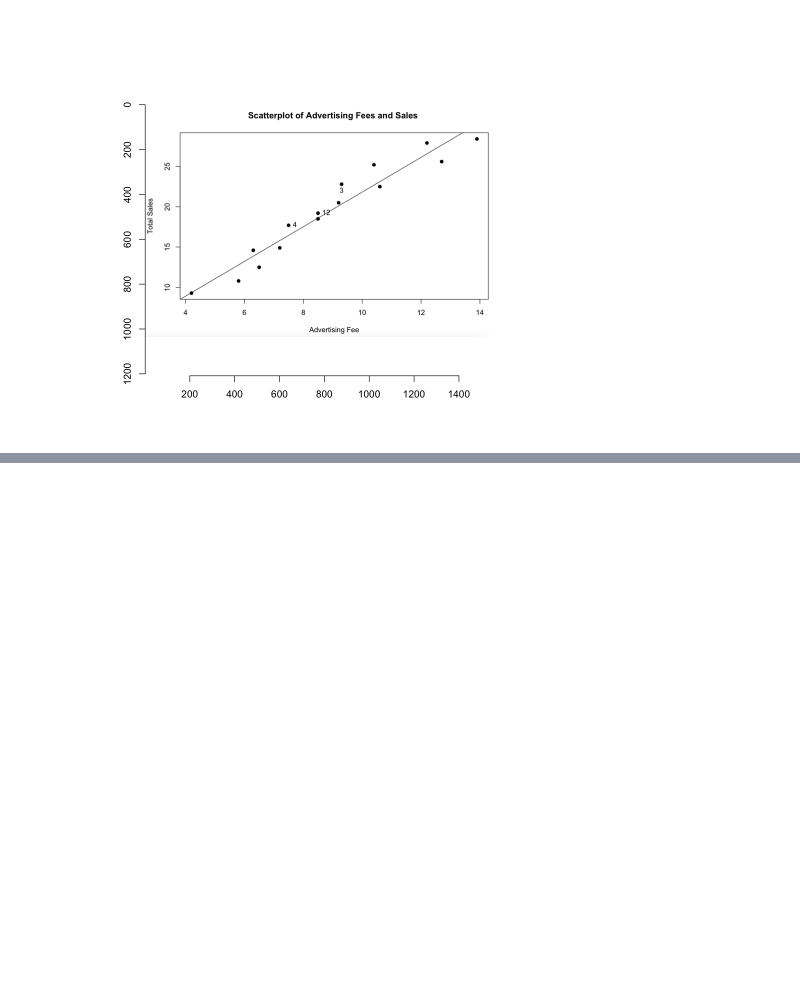
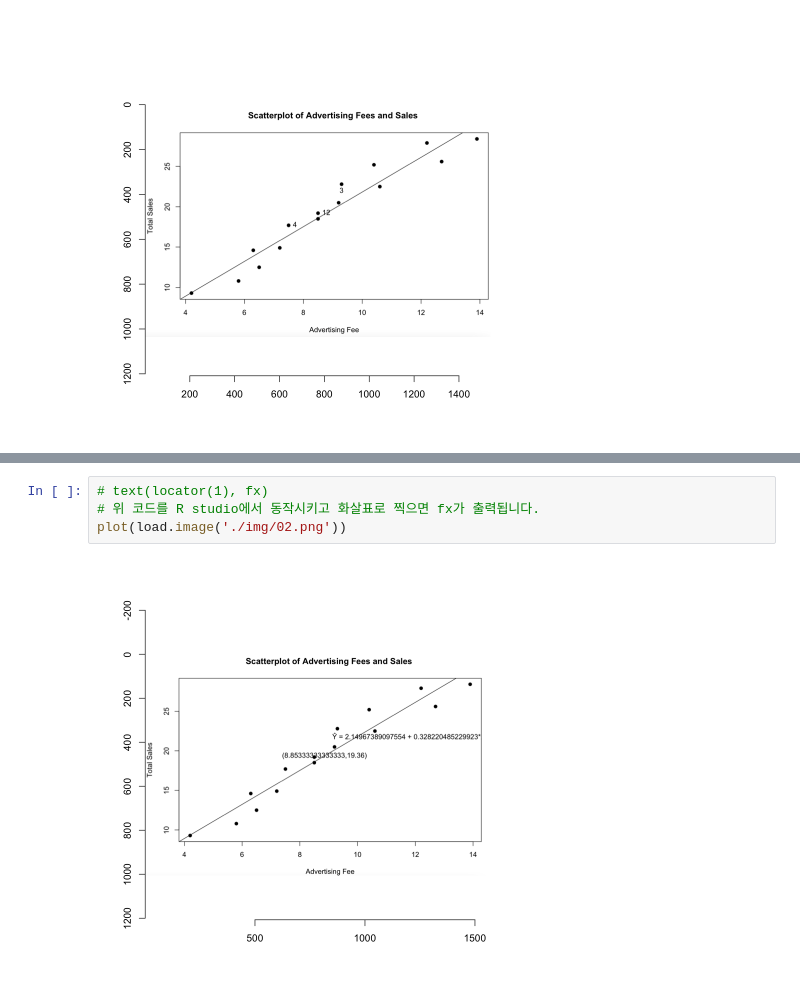
Before and after one commit to kukaro/KNOU-REGRESSION-MODEL, a Jupyter notebook: ch3/1.review.ipynb, the cells around one changed output, grey strips where cells are left out. Drawn from its saved outputs; the diff is of its cells as text; blank space fills up the shorter version.

```diff
--- a/ch3/1.review.ipynb
+++ b/ch3/1.review.ipynb
@@ -101,0 +147,6 @@ plot(load.image('./img/01.png'))
+# %%
+# text(locator(1), fx)
+# 위 코드를 R studio에서 동작시키고 화살표로 찍으면 fx가 출력됩니다.
+plot(load.image('./img/02.png'))
+# %% [output]
+[figure, added]
```
Also changed, not shown: parts of 11 cells of this notebook, 3 other files.
